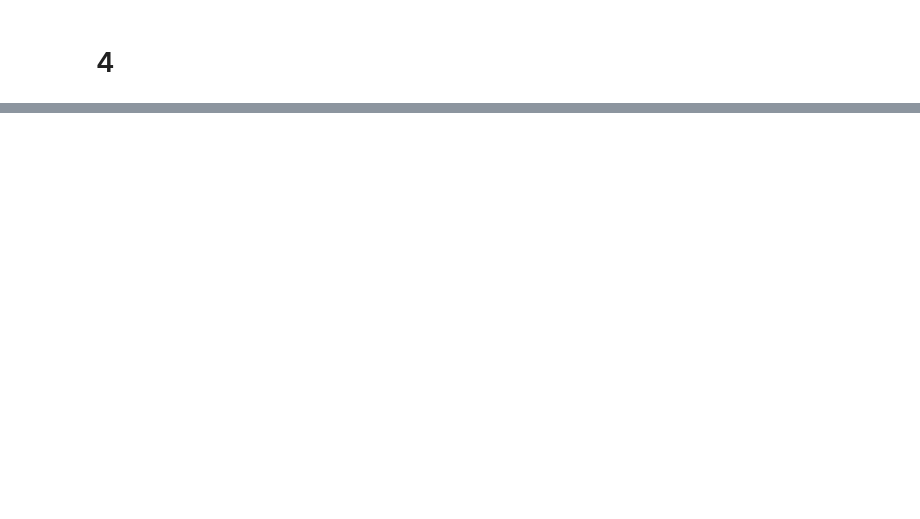
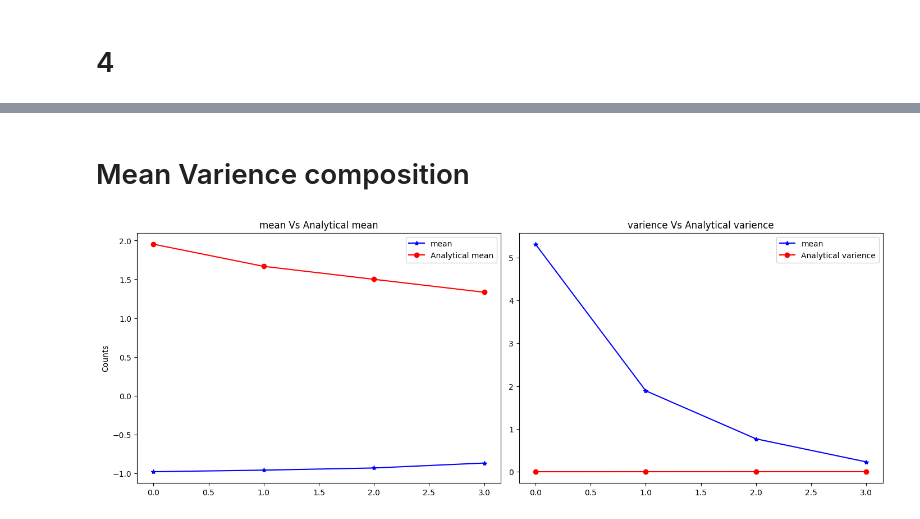
Before and after one commit to shajib004/Stotastic_simulation, a Jupyter notebook: exercise 3.ipynb, the cells around one changed output, grey strips where cells are left out. Saved outputs shown, nothing was run; the diff lists cells and outputs as text; code cells hidden in the pictures; blank space fills up the shorter version.

```diff
--- a/exercise 3.ipynb
+++ b/exercise 3.ipynb
@@ -198,0 +199,31 @@ plt.show()
+# %% [markdown]
+# Mean Varience composition
+# %%
+
+K = [2.05, 2.5, 3, 4]
+B = 1
+analitycal_mean = list()
+analitycal_var = list()
+for k in K:
+    analitycal_mean.append(B*(k/(k-1)))
+    analitycal_var.append((B**2)*(k/(((k-1)**2)*(k-2))))
+
+mean = list()
+varience = list()
+for dist in pareto:
+    mean.append(np.mean(dist))
+    varience.append(np.var(dist))
+# %%
+fig, axes = plt.subplots(nrows=1, ncols=2, figsize=(14, 5), constrained_layout = True)
+axes[0].plot(mean,color='blue', marker='*')
+axes[0].plot(analitycal_mean, color='red', marker='o')
+axes[0].legend(['mean', 'Analytical mean'])
+axes[0].set_title('mean Vs Analytical mean')
+axes[0].set_ylabel('Counts')
+axes[1].plot(our_var,color='blue', marker='*')
+axes[1].plot(varience, color='red', marker='o')
+axes[1].legend(['mean', 'Analytical varience'])
+axes[1].set_title('varience Vs Analytical varience')
+plt.show()
+# %% [output]
+[figure, added]
```
Also changed, not shown: parts of 12 cells of this notebook.
